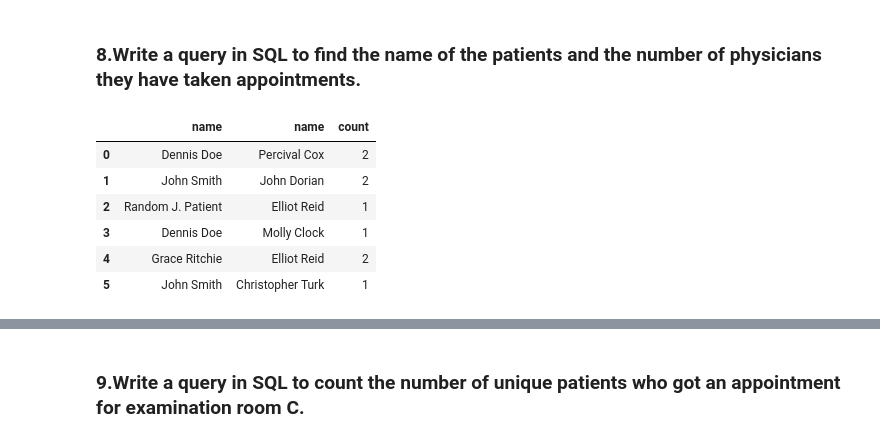
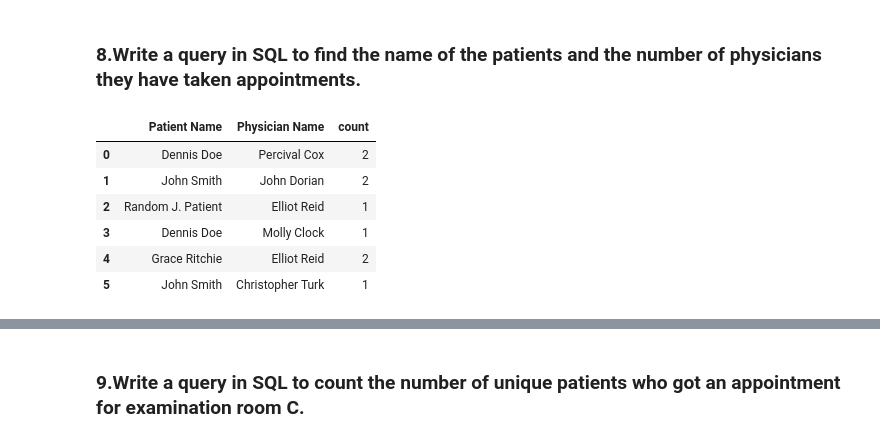
Before and after one commit to callingsandesh/Leapfrog-Assignment, a Jupyter notebook: Data/1st weekend assignement/1st weekend assignment.ipynb, the cells around one changed output, grey strips where cells are left out. Saved outputs shown, nothing was run; the diff lists cells and outputs as text; code cells hidden in the pictures.

```diff
--- a/Data/1st weekend assignement/1st weekend assignment.ipynb
+++ b/Data/1st weekend assignement/1st weekend assignment.ipynb
@@ -599,25 +599,24 @@ df
 # %% [markdown]
 ### 8.Write a query in SQL to find the name of the patients and the number of physicians they have taken appointments.
 # %%
-
 query = '''
-SELECT p.name , physician.name ,COUNT(*)
+SELECT p.name AS "Patient Name", physician.name as "Physician Name" ,COUNT(*)
 FROM patient AS p
 INNER JOIN appointment as a
     ON p.ssn = a.patient
 INNER JOIN physician
     ON a.physician =physician.employeeid
 GROUP BY p.name,physician.name
 
 
 '''
 cur.execute(query)
 col = [desc[0] for desc in cur.description]
 
 df=pd.DataFrame(columns=col,data=cur.fetchall())
 df
 # %% [output]
-|  | name | name | count |
+|  | Patient Name | Physician Name | count |
 | 0 | Dennis Doe | Percival Cox | 2 |
 | 1 | John Smith | John Dorian | 2 |
 | 2 | Random J. Patient | Elliot Reid | 1 |
```
Also changed, not shown: parts of 1 cell of this notebook, 1 other file.
